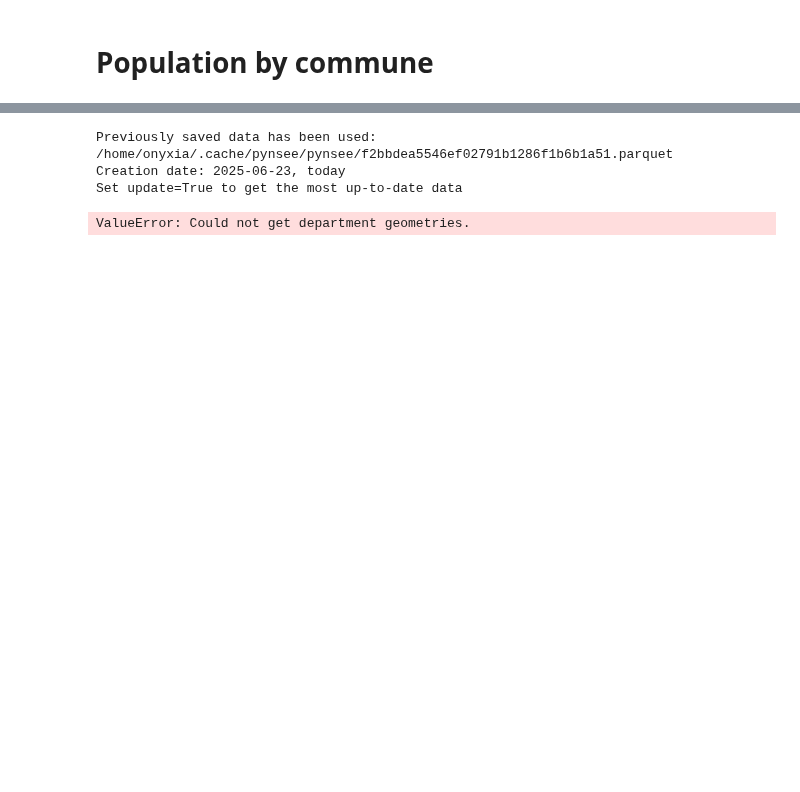
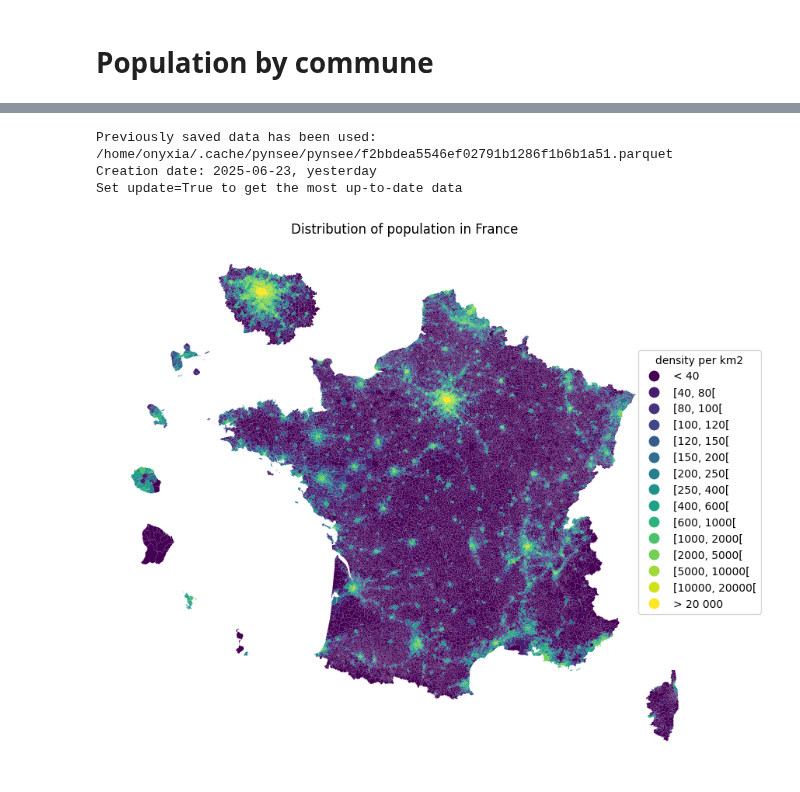
Before and after one commit to InseeFrLab/pynsee, a Jupyter notebook: docs/examples/example_population_map_com.ipynb, the cells around one changed output, grey strips where cells are left out. Saved outputs shown, nothing was run; the diff lists cells and outputs as text; code cells hidden in the pictures; blank space fills up the shorter version.

```diff
--- a/docs/examples/example_population_map_com.ipynb
+++ b/docs/examples/example_population_map_com.ipynb
@@ -19,7 +19,7 @@ logging.basicConfig(stream=sys.stdout,
 # get geographical data list
 geodata_list = get_geodata_list()
 # get departments geographical limits
-com = get_geodata('ADMINEXPRESS-COG-CARTO.LATEST:commune', update=True).to_crs("EPSG:3035")
+com = get_geodata('ADMINEXPRESS-COG-CARTO.LATEST:commune').to_crs("EPSG:3035")
 # %% [output]
 Previously saved data has been used:
 /home/onyxia/.cache/pynsee/pynsee/e879822687bab4b12f23762b5d56742b.parquet
@@ -61,9 +38,13 @@ mapcom[:2]
 # %%
-mapcom = mapcom.transform_overseas(
-    departement=['971', '972', '974', '973', '976'],  factor=[1.5, 1.5, 1.5, 0.35, 1.5])
+mapcom2 = mapcom.copy().transform_overseas(
+    departement=['971', '972', '974', '973', '976', 'NR'],
+    factor=[1.5, 1.5, 1.5, 0.35, 1.5, 1.5],
+    startAngle = math.pi * (1 - 2 * 1 / 9))
+
+mapcom2 = mapcom2.zoom(departement = ["75","92", "93", "91", "77", "78", "95", "94"],
+                     factor=1.5, startAngle = math.pi * (1 - 3.5 * 1/9))
 # %% [output]
 Previously saved data has been used:
 /home/onyxia/.cache/pynsee/pynsee/f2bbdea5546ef02791b1286f1b6b1a51.parquet
-Creation date: 2025-06-23, today
+Creation date: 2025-06-23, yesterday
 Set update=True to get the most up-to-date data
-ValueError: Could not get department geometries.
@@ -73,6 +51,6 @@ mapcom = mapcom.zoom(departement = ["75","92", "93", "91", "77", "78", "95", "94
 # %%
-mapcom.loc[mapcom.density < 40, 'range'] = "< 40"
-mapcom.loc[mapcom.density >= 20000, 'range'] = "> 20 000"
+mapcom2.loc[mapcom2.density < 40, 'range'] = "< 40"
+mapcom2.loc[mapcom2.density >= 20000, 'range'] = "> 20 000"
 
 density_ranges = [40, 80, 100, 120, 150, 200, 250, 400, 600, 1000, 2000, 5000, 10000, 20000]
 list_ranges = []
@@ -82,23 +60,20 @@ for i in range(len(density_ranges)-1):
     min_range = density_ranges[i]
     max_range = density_ranges[i+1]
     range_string = "[{}, {}[".format(min_range, max_range)
-    mapcom.loc[(mapcom.density >= min_range) & (mapcom.density < max_range), 'range'] = range_string
+    mapcom2.loc[(mapcom2.density >= min_range) & (mapcom2.density < max_range), 'range'] = range_string
     list_ranges.append(range_string)
 
 list_ranges.append("> 20 000")
 
-mapcom['range'] = mapcom['range'].astype(CategoricalDtype(categories=list_ranges, ordered=True))
+mapcom2['range'] = mapcom2['range'].astype(CategoricalDtype(categories=list_ranges, ordered=True))
 # %%
-fig, ax = plt.subplots(1,1,figsize=[15,15])
-mapcom.plot(column='range', cmap=cm.viridis,
+fig, ax = plt.subplots(1,1, figsize=[10,10])
+mapcom2.plot(column='range', cmap=cm.viridis,
     legend=True, ax=ax,
     legend_kwds={'bbox_to_anchor': (1.1, 0.8),
                  'title':'density per km2'})
 ax.set_axis_off()
 ax.set(title='Distribution of population in France')
 plt.show()
-
-fig.savefig('pop_france.svg',
-            format='svg', dpi=1200,
-            bbox_inches = 'tight',
-            pad_inches = 0)
+# %% [output]
+[figure, added]
```
Also changed, not shown: parts of 4 cells of this notebook, 2 other files.
